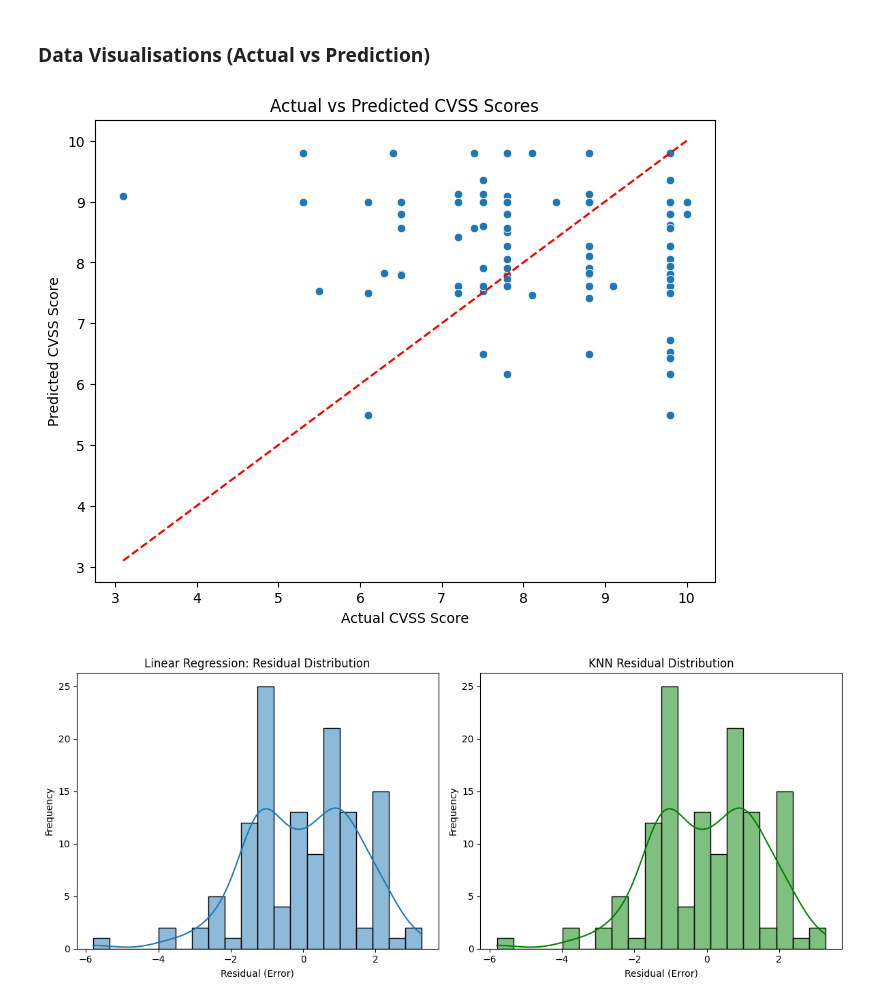
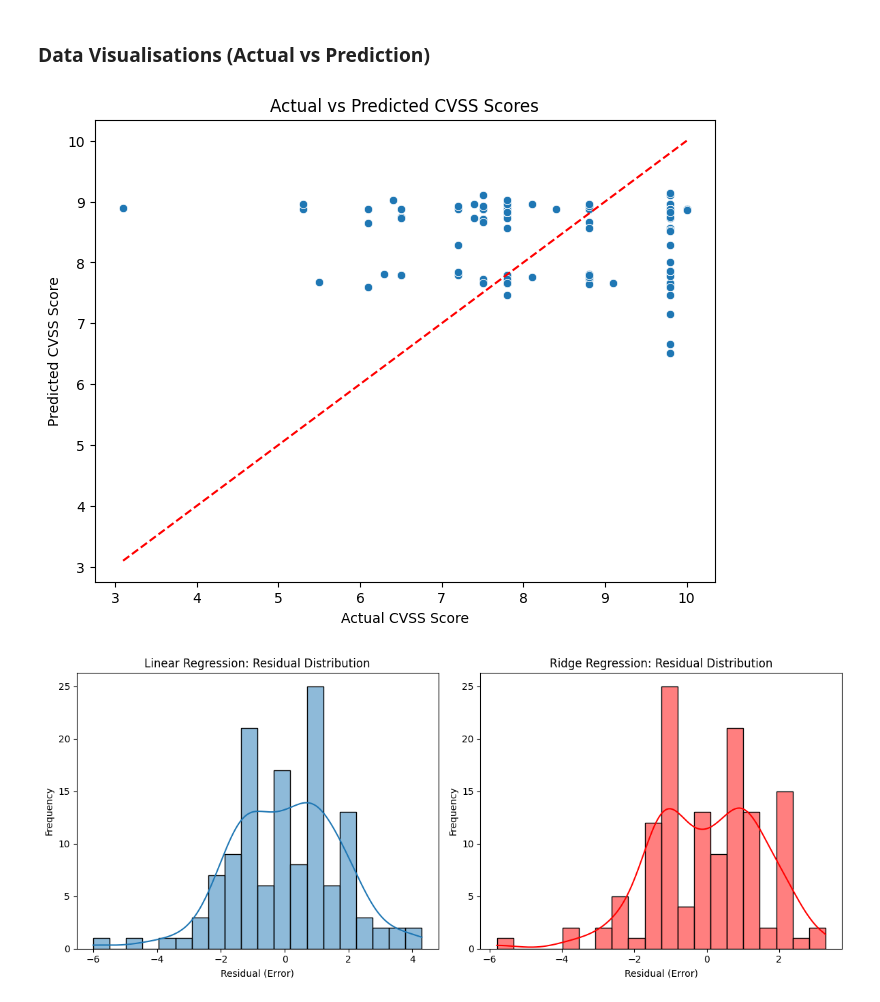
Before and after one commit to S10241798/AITT, a Jupyter notebook: AITT Assignment.ipynb, the cells around one changed output. Drawn from its saved outputs; the diff is of its cells as text; code cells hidden in the pictures.

```diff
--- a/AITT Assignment.ipynb
+++ b/AITT Assignment.ipynb
@@ -613,32 +635,32 @@ MAE: 0.917795679067748, MSE: 1.4997928409685126, R² (Accuracy): 0.1155065250071
 ### Data Visualisations (Actual vs Prediction)
 # %%
 plt.figure(figsize=(8, 6))
-sns.scatterplot(x=y_test, y=y_pred_lr)
+sns.scatterplot(x=y_test, y=y_pred_ridge)
 plt.xlabel("Actual CVSS Score")
 plt.ylabel("Predicted CVSS Score")
 plt.title("Actual vs Predicted CVSS Scores")
 plt.plot([min(y_test), max(y_test)], [min(y_test), max(y_test)], color='red', linestyle='--')
 plt.show()
 # %% [output]
-[figure, old version]
+[figure, new version]
 # %%
 plt.figure(figsize=(12, 5))
 
 # Residual plot for Linear Regression
 plt.subplot(1, 2, 1)
-sns.histplot(y_test - y_pred_ridge, bins=20, kde=True)
+sns.histplot(y_test - y_pred_lr, bins=20, kde=True)
 plt.xlabel("Residual (Error)")
 plt.ylabel("Frequency")
 plt.title("Linear Regression: Residual Distribution")
 
-# Residual plot for KNN
+# Residual plot for Ridge Regression
 plt.subplot(1, 2, 2)
-sns.histplot(y_test - y_pred_ridge, bins=20, kde=True, color="green")
+sns.histplot(y_test - y_pred_ridge, bins=20, kde=True, color="red")
 plt.xlabel("Residual (Error)")
 plt.ylabel("Frequency")
-plt.title(f"KNN Residual Distribution")
+plt.title(f"Ridge Regression: Residual Distribution")
 
 plt.tight_layout()
 plt.show()
 # %% [output]
-[figure, old version]
+[figure, new version]
```
Also changed, not shown: parts of 3 cells of this notebook.
